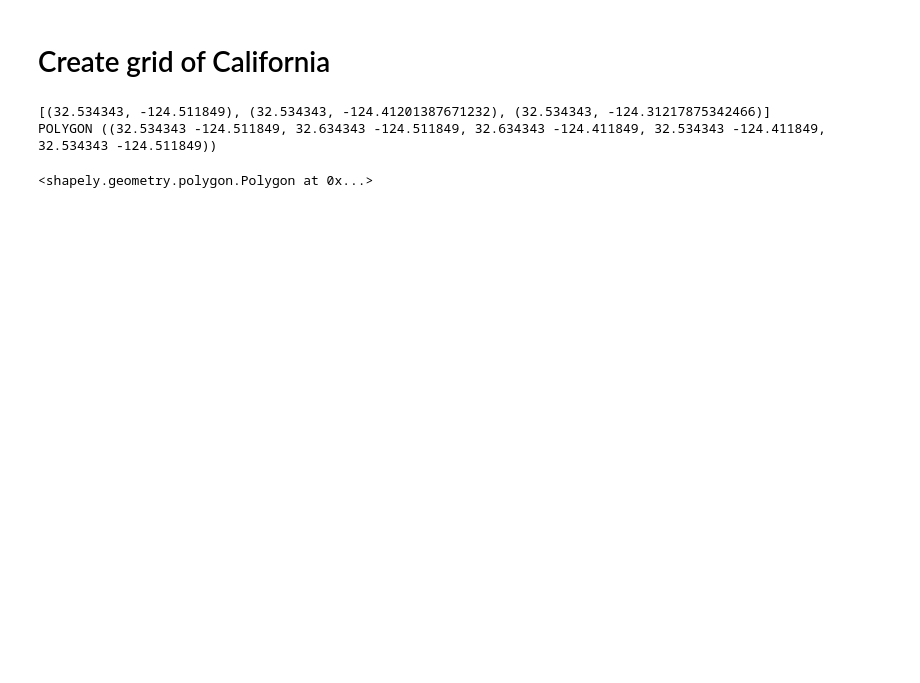
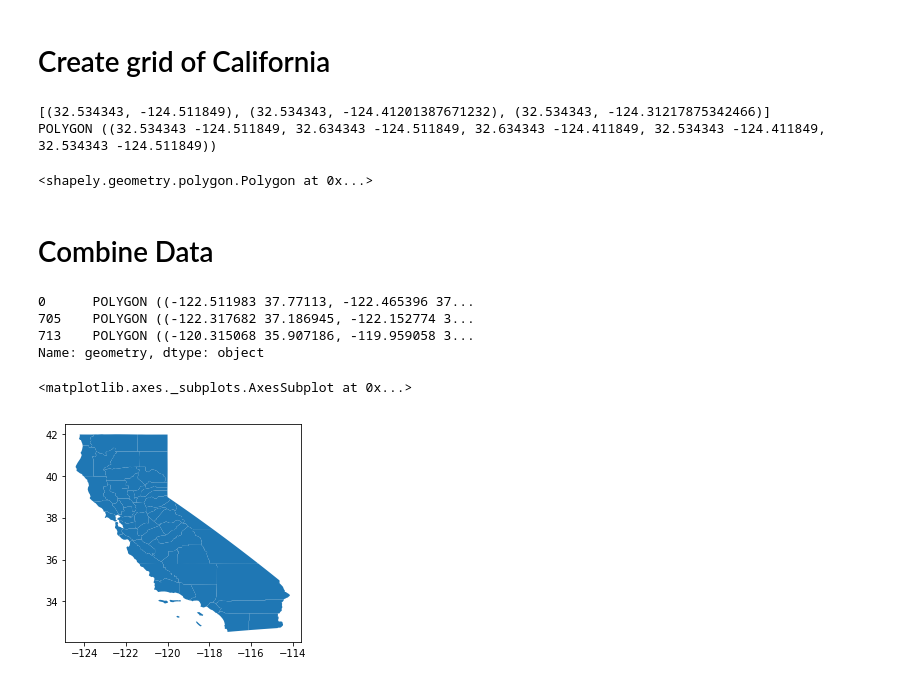
Before and after one commit to UCB-MIDS/Kelp-Capstone, a Jupyter notebook: pipeline/combine_data.ipynb, the cells around one changed output. Saved outputs shown, nothing was run; the diff lists cells and outputs as text; code cells hidden in the pictures; blank space fills up the shorter version.

```diff
--- a/pipeline/combine_data.ipynb
+++ b/pipeline/combine_data.ipynb
@@ -73,3 +199,15 @@ POLYGON ((32.534343 -124.511849, 32.634343 -124.511849, 32.634343 -124.411849, 3
 # %%
 grid_df = gpd.GeoDataFrame(geometry=grid, crs = {'init' : 'epsg:4326'})
 grid_df["polygon_id"] = range(len(grid))
+# %% [markdown]
+# Combine Data
+# %%
+print(ca_counties.geometry[0:3])
+ca_counties.plot()
+# %% [output]
+0      POLYGON ((-122.511983 37.77113, -122.465396 37...
+705    POLYGON ((-122.317682 37.186945, -122.152774 3...
+713    POLYGON ((-120.315068 35.907186, -119.959058 3...
+Name: geometry, dtype: object
+<matplotlib.axes._subplots.AxesSubplot at 0x...>
+[figure, added]
```
Also changed, not shown: parts of 14 cells of this notebook.
